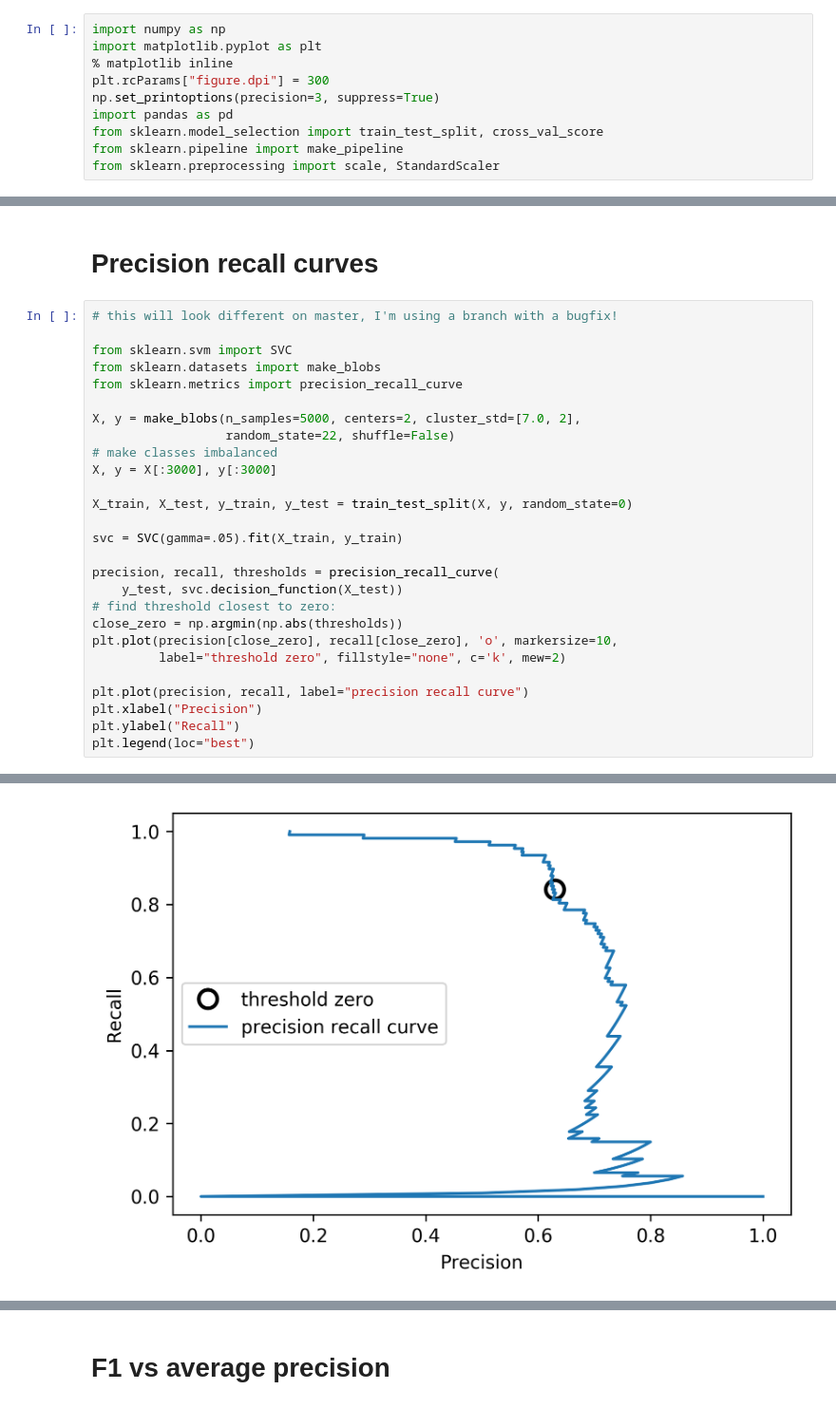
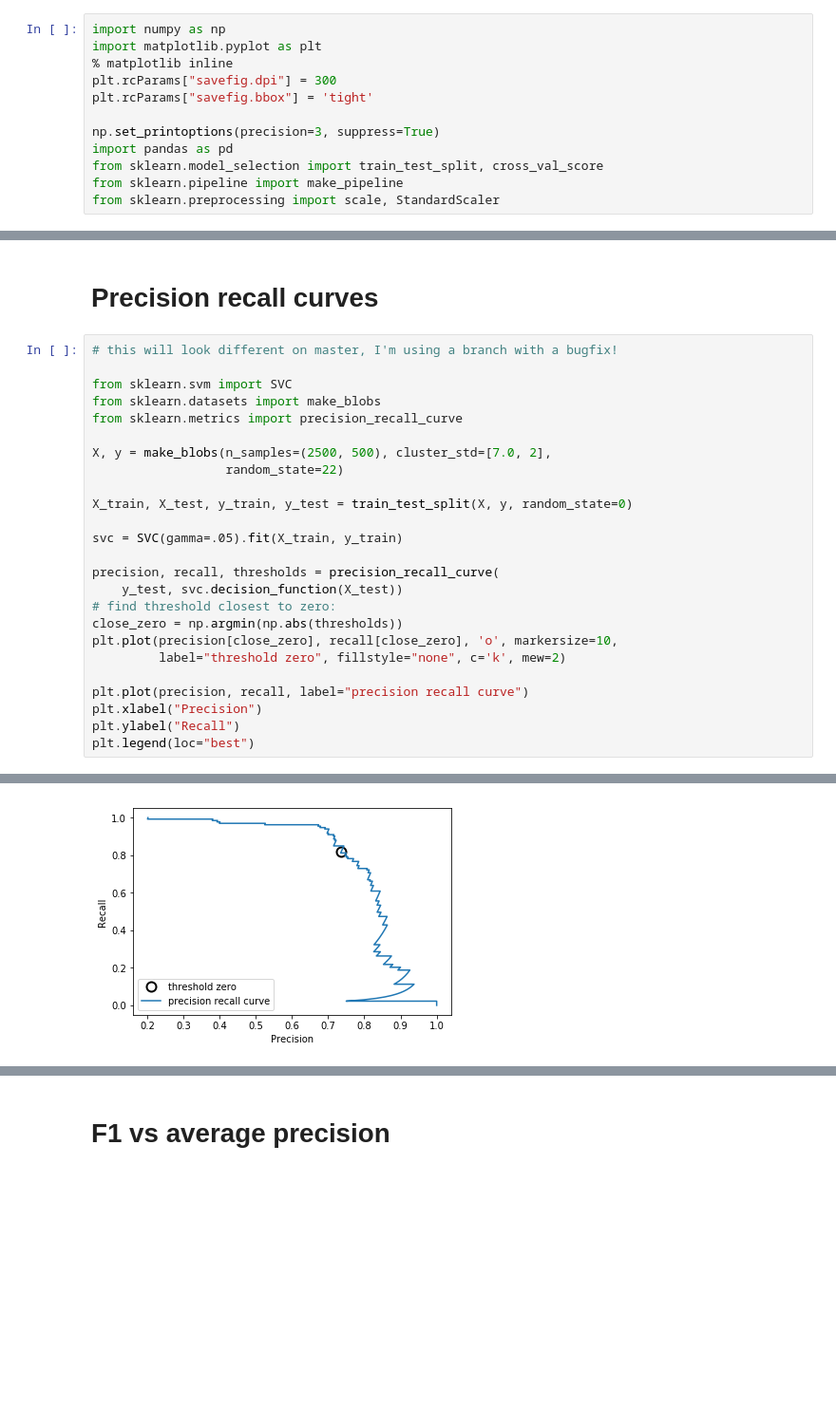
Before and after one commit to amueller/COMS4995-s18, a Jupyter notebook: slides/aml-12-022618-model-evaluation/aml-12-model-evaluation.ipynb, the cells around one changed output, grey strips where cells are left out. Shown at 95% size. Saved outputs shown, nothing was run; the diff lists cells and outputs as text; blank space fills up the shorter version.

```diff
--- a/slides/aml-12-022618-model-evaluation/aml-12-model-evaluation.ipynb
+++ b/slides/aml-12-022618-model-evaluation/aml-12-model-evaluation.ipynb
@@ -2,7 +2,9 @@
 import numpy as np
 import matplotlib.pyplot as plt
 % matplotlib inline
-plt.rcParams["figure.dpi"] = 300
+plt.rcParams["savefig.dpi"] = 300
+plt.rcParams["savefig.bbox"] = 'tight'
+
 np.set_printoptions(precision=3, suppress=True)
 import pandas as pd
 from sklearn.model_selection import train_test_split, cross_val_score
@@ -195,33 +197,31 @@ avg / total       0.94      0.93      0.93       143
 # %%
 # this will look different on master, I'm using a branch with a bugfix!
 
 from sklearn.svm import SVC
 from sklearn.datasets import make_blobs
 from sklearn.metrics import precision_recall_curve
 
-X, y = make_blobs(n_samples=5000, centers=2, cluster_std=[7.0, 2],
-                  random_state=22, shuffle=False)
-# make classes imbalanced
-X, y = X[:3000], y[:3000]
+X, y = make_blobs(n_samples=(2500, 500), cluster_std=[7.0, 2],
+                  random_state=22)
 
 X_train, X_test, y_train, y_test = train_test_split(X, y, random_state=0)
 
 svc = SVC(gamma=.05).fit(X_train, y_train)
 
 precision, recall, thresholds = precision_recall_curve(
     y_test, svc.decision_function(X_test))
 # find threshold closest to zero:
 close_zero = np.argmin(np.abs(thresholds))
 plt.plot(precision[close_zero], recall[close_zero], 'o', markersize=10,
          label="threshold zero", fillstyle="none", c='k', mew=2)
 
 plt.plot(precision, recall, label="precision recall curve")
 plt.xlabel("Precision")
 plt.ylabel("Recall")
 plt.legend(loc="best")
 # %% [output]
 <matplotlib.legend.Legend at 0x...>
-[figure, old version]
+[figure, new version]
 # %%
 from sklearn.ensemble import RandomForestClassifier
 
```
Also changed, not shown: parts of 4 cells of this notebook, 2 other files.
